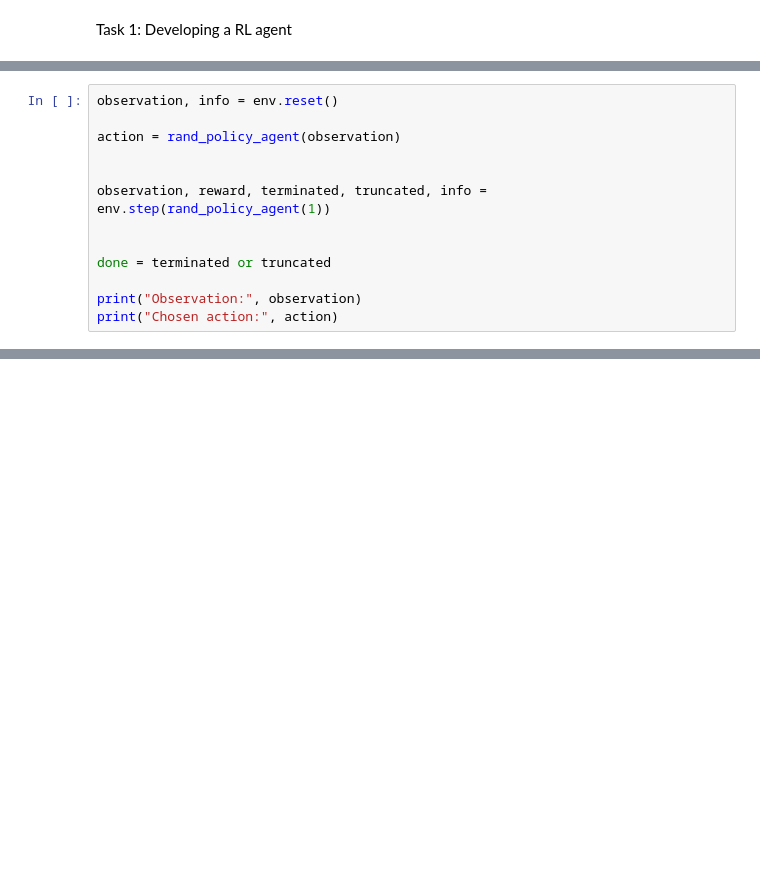
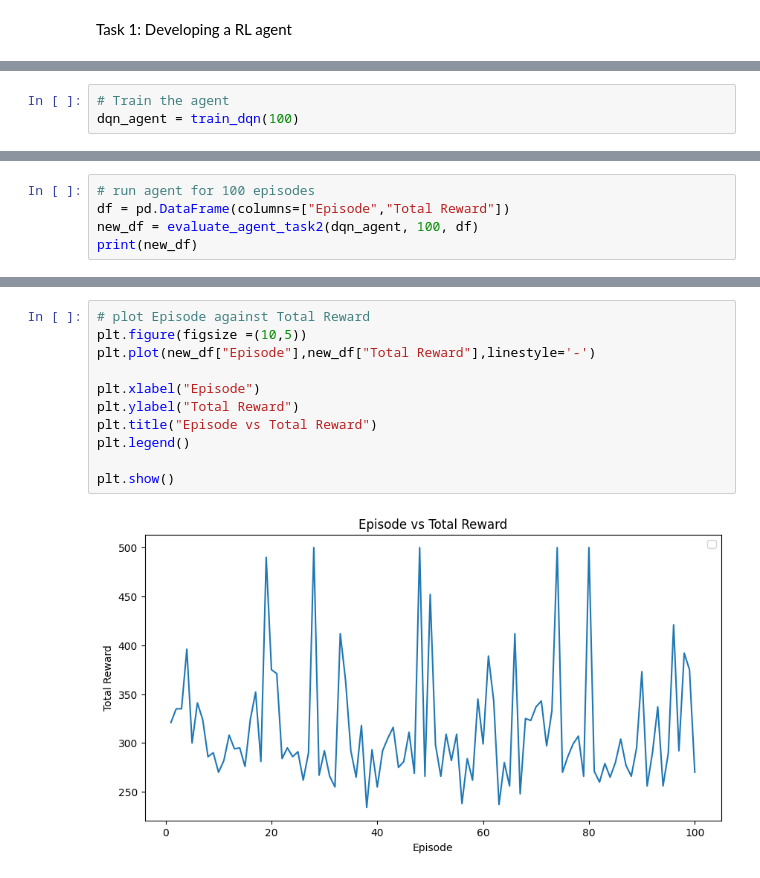
Before and after one commit to eyyt2309/SC3000-Assignment1, a Jupyter notebook: src/solution.ipynb, the cells around one changed output, grey strips where cells are left out. Saved outputs shown, nothing was run; the diff lists cells and outputs as text; blank space fills up the shorter version.

```diff
--- a/src/solution.ipynb
+++ b/src/solution.ipynb
@@ -38,13 +42,0 @@ def rand_policy_agent(observation):
-# %%
-observation, info = env.reset()
-
-action = rand_policy_agent(observation)
-
-
-observation, reward, terminated, truncated, info = env.step(rand_policy_agent(1))
-
-
-done = terminated or truncated
-
-print("Observation:", observation)
-print("Chosen action:", action)
@@ -55,0 +206,3 @@ Task 2: Demonstrating effectivenes of RL agent
+# %%
+# Train the agent
+dqn_agent = train_dqn(100)
@@ -55,0 +236,5 @@ Task 2: Demonstrating effectivenes of RL agent
+# %%
+# run agent for 100 episodes
+df = pd.DataFrame(columns=["Episode","Total Reward"])
+new_df = evaluate_agent_task2(dqn_agent, 100, df)
+print(new_df)
@@ -55,0 +259,13 @@ Task 2: Demonstrating effectivenes of RL agent
+# %%
+# plot Episode against Total Reward
+plt.figure(figsize =(10,5))
+plt.plot(new_df["Episode"],new_df["Total Reward"],linestyle='-')
+
+plt.xlabel("Episode")
+plt.ylabel("Total Reward")
+plt.title("Episode vs Total Reward")
+plt.legend()
+
+plt.show()
+# %% [output]
+[figure, added]
```
Also changed, not shown: parts of 13 cells of this notebook, 1 other file.
